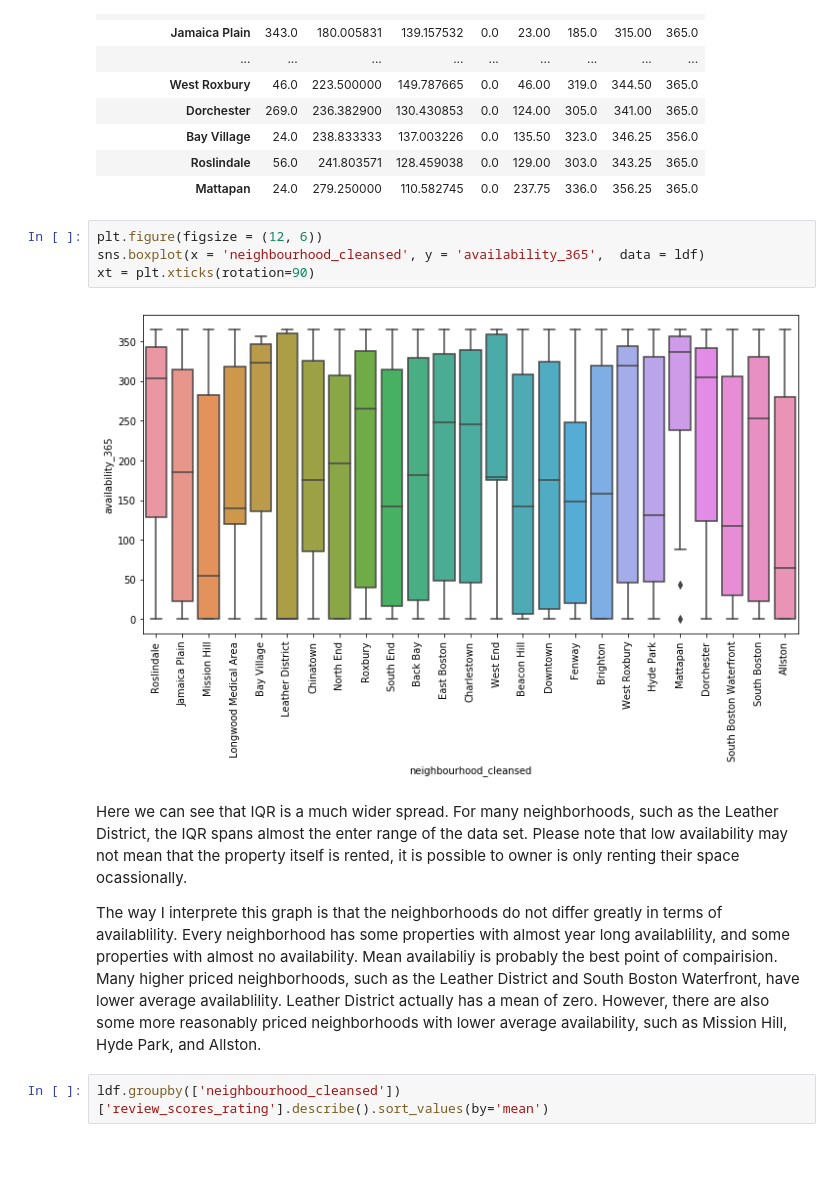
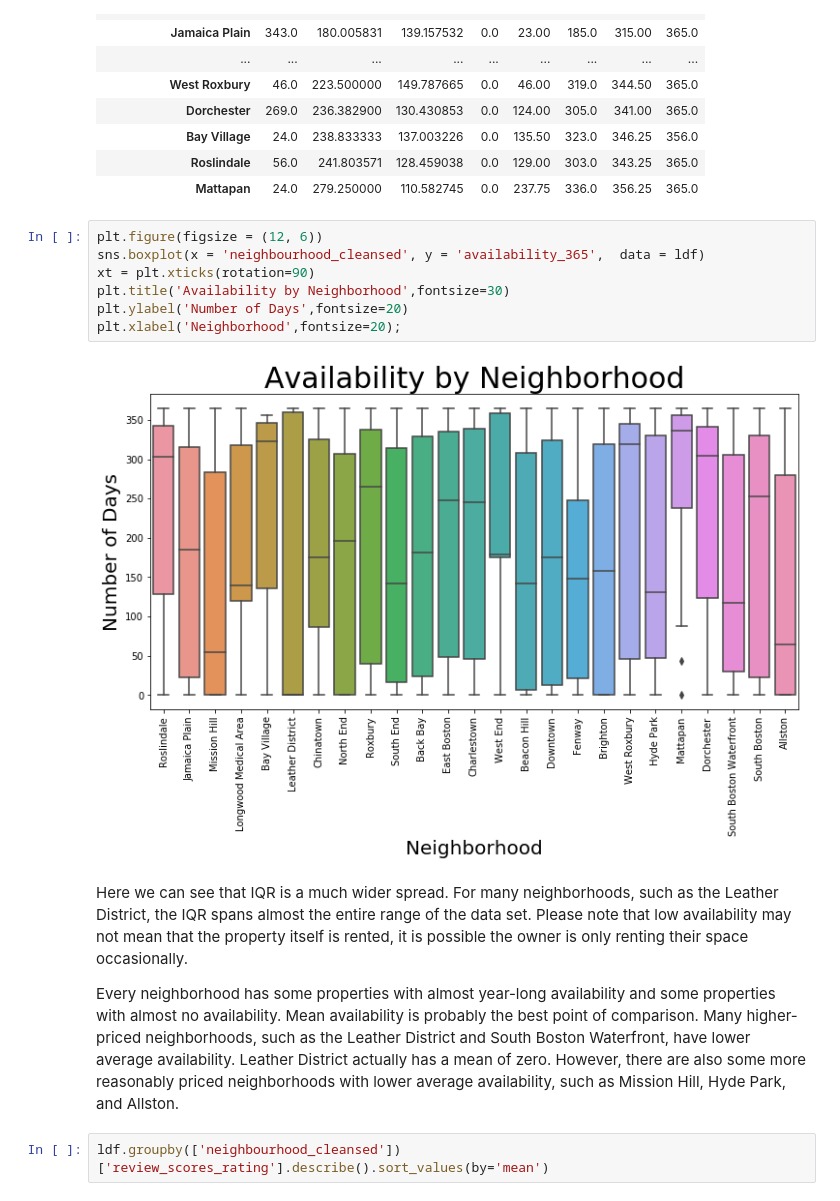
Before and after one commit to cgkaczenski/BostonAirbnb, a Jupyter notebook: BostonAirbnb.ipynb, the cells around one changed output. Saved outputs shown, nothing was run; the diff lists cells and outputs as text; blank space fills up the shorter version.

```diff
--- a/BostonAirbnb.ipynb
+++ b/BostonAirbnb.ipynb
@@ -163,13 +172,16 @@ ldf.groupby(['neighbourhood_cleansed'])['availability_365'].describe().sort_valu
 # %%
 plt.figure(figsize = (12, 6))
 sns.boxplot(x = 'neighbourhood_cleansed', y = 'availability_365',  data = ldf)
 xt = plt.xticks(rotation=90)
+plt.title('Availability by Neighborhood',fontsize=30)
+plt.ylabel('Number of Days',fontsize=20)
+plt.xlabel('Neighborhood',fontsize=20);
 # %% [output]
-[figure, old version]
+[figure, new version]
 # %% [markdown]
-Here we can see that IQR is a much wider spread. For many neighborhoods, such as the Leather District, the IQR spans almost the enter range of the data set. Please note that low availability may not mean that the property itself is rented, it is possible to owner is only renting their space ocassionally.
+Here we can see that IQR is a much wider spread. For many neighborhoods, such as the Leather District, the IQR spans almost the entire range of the data set. Please note that low availability may not mean that the property itself is rented, it is possible the owner is only renting their space occasionally.
 
-The way I interprete this graph is that the neighborhoods do not differ greatly in terms of availablility. Every neighborhood has some properties with almost year long availablility, and some properties with almost no availability. Mean availabiliy is probably the best point of compairision. Many higher priced neighborhoods, such as the Leather District and South Boston Waterfront, have lower average availablility. Leather District actually has a mean of zero. However, there are also some more reasonably priced neighborhoods with lower average availability, such as Mission Hill, Hyde Park, and Allston.
+Every neighborhood has some properties with almost year-long availability and some properties with almost no availability. Mean availability is probably the best point of comparison. Many higher-priced neighborhoods, such as the Leather District and South Boston Waterfront, have lower average availability. Leather District actually has a mean of zero. However, there are also some more reasonably priced neighborhoods with lower average availability, such as Mission Hill, Hyde Park, and Allston.
 # %%
 ldf.groupby(['neighbourhood_cleansed'])['review_scores_rating'].describe().sort_values(by='mean')
 # %% [output]
```
Also changed, not shown: parts of 27 cells of this notebook.
